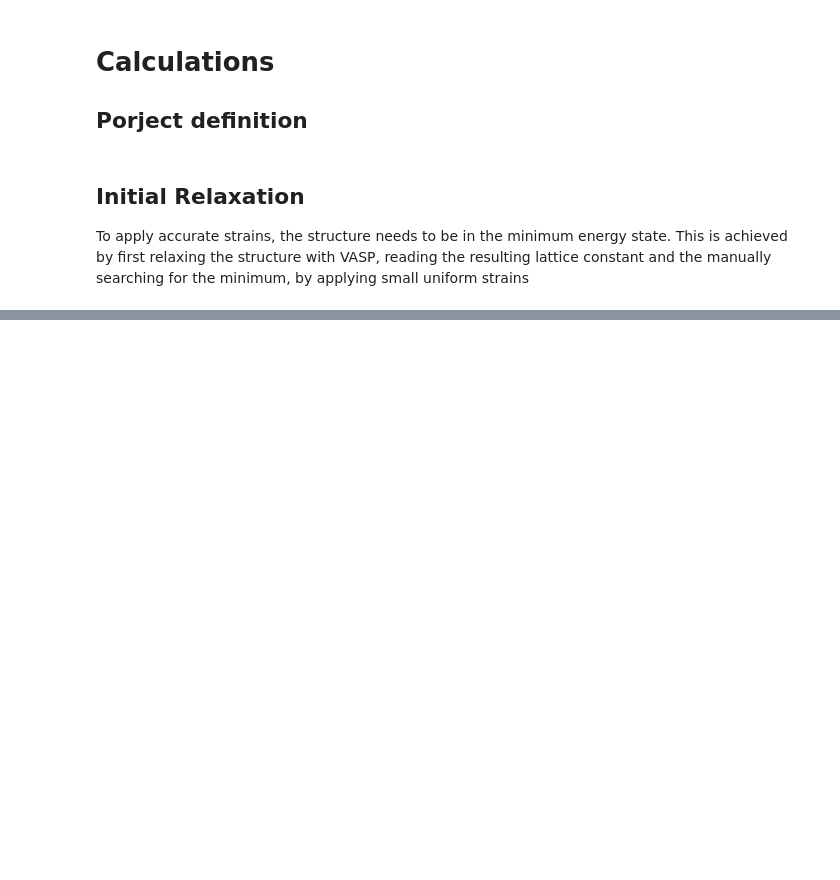
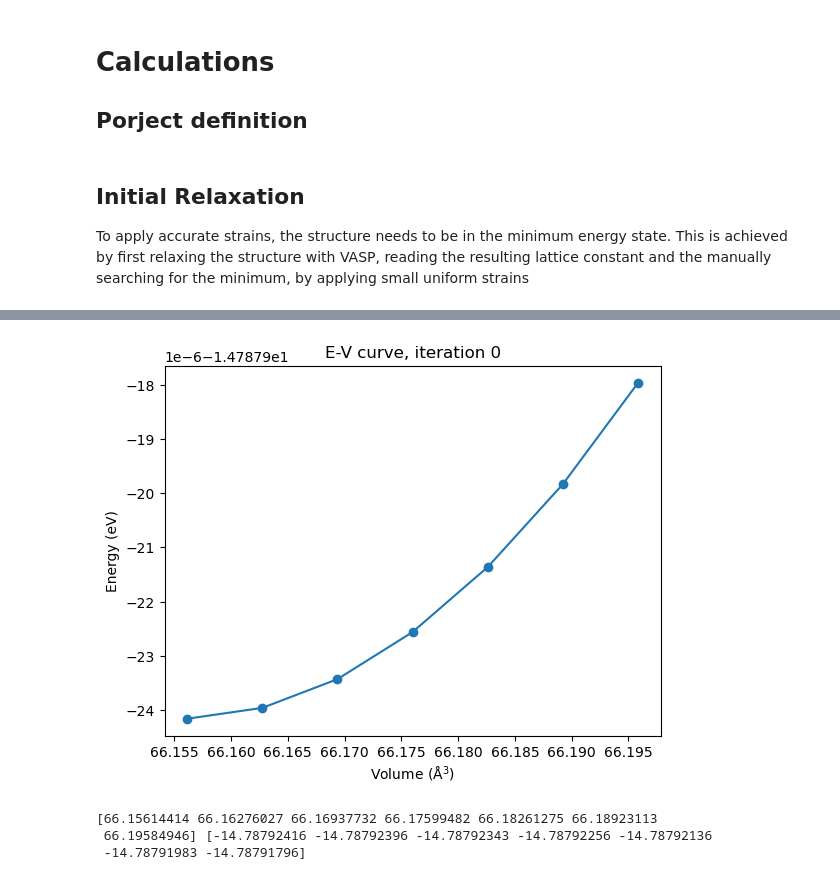
Before and after one commit to JonasHornig/PyIronWorkflows, a Jupyter notebook: src/ElasticConstants.ipynb, the cells around one changed output, grey strips where cells are left out. Saved outputs shown, nothing was run; the diff lists cells and outputs as text; code cells hidden in the pictures; blank space fills up the shorter version.

```diff
--- a/src/ElasticConstants.ipynb
+++ b/src/ElasticConstants.ipynb
@@ -128,0 +189,8 @@ SyntaxError: incomplete input (3883366898.py, line 2)
+# %%
+Volumes_A3, Energies_eV = PlotEnergyVolumeCurve(ElasticConstantsProject, Iteration=0)
+print(Volumes_A3, Energies_eV)
+# %% [output]
+[figure, added]
+[66.15614414 66.16276027 66.16937732 66.17599482 66.18261275 66.18923113
+ 66.19584946] [-14.78792416 -14.78792396 -14.78792343 -14.78792256 -14.78792136
+ -14.78791983 -14.78791796]
```
Also changed, not shown: parts of 12 cells of this notebook.
